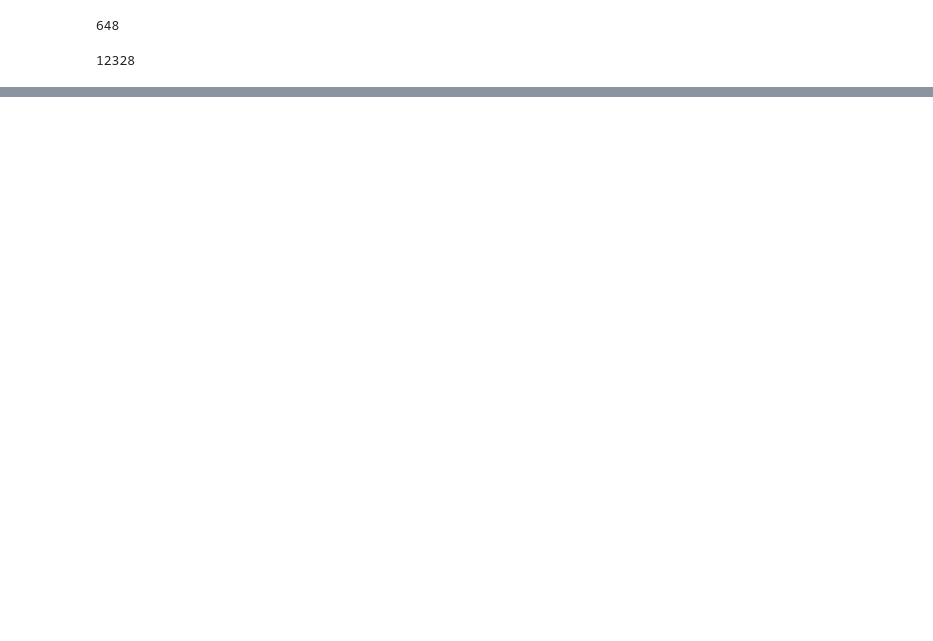
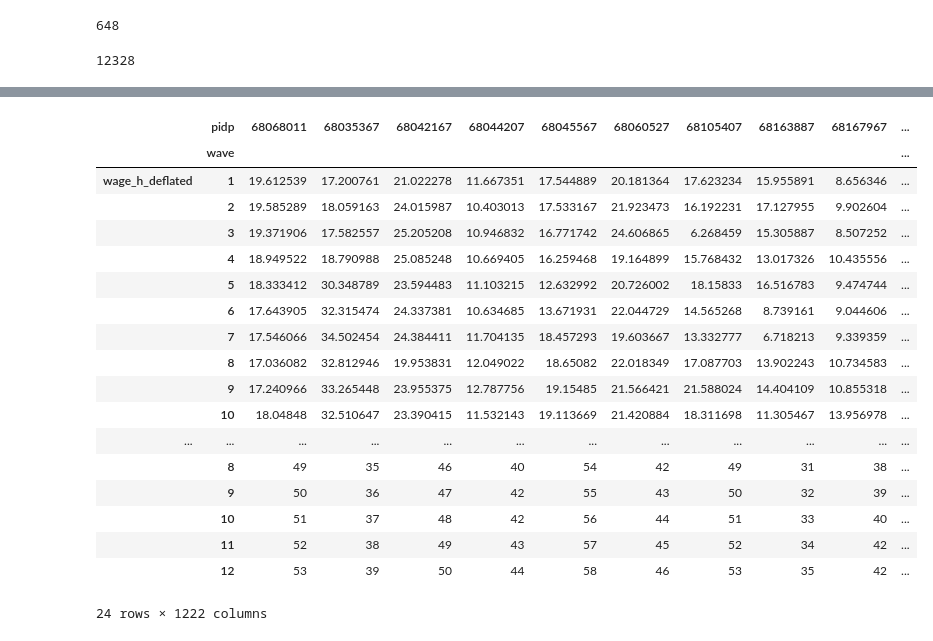
Before and after one commit to centre-for-care/costofcare, a Jupyter notebook: parallalel_isc.ipynb, the cells around one changed output, grey strips where cells are left out. Drawn from its saved outputs; the diff is of its cells as text; code cells hidden in the pictures; blank space fills up the shorter version.

```diff
--- a/parallalel_isc.ipynb
+++ b/parallalel_isc.ipynb
@@ -143,0 +144,45 @@ plt.show()
+# %%
+def get_control_clean(c_data, t_data, features):
+    samples = []
+    t_ids = t_data.pidp.unique().tolist()
+    for t_id in t_ids:
+        out = {}
+        init = t_data[t_data.pidp == t_id].initial_wave.unique()[0]
+        treat_time = t_data[t_data.pidp == t_id].wave_treat_real.unique()[0]
+        last_wave = t_data[t_data.pidp == t_id].wave.max()
+        length = (last_wave + 1) - init
+        # HUGE PROBLEM HERE waves need to match exactly!!! do not use range!!!
+        idx = c_data[(c_data.wave >= init) & (controls.wave <= last_wave)].groupby('pidp')['pidp'].transform('count') == length
+        sub_sample = c_data[(c_data.wave >= init) & (c_data.wave <= last_wave)][idx].reset_index(drop=True)
+        treat = t_data[t_data.pidp == t_id].pivot(index='pidp', columns='wave')[features].T
+        #treat.columns = ['treated']
+        sub_sample = sub_sample.pivot(index='pidp', columns='wave')[features].T
+        sub_sample = pd.concat([treat, sub_sample], axis=1, join="inner")
+        out['data'] = sub_sample
+        out['treat_time'] = treat_time
+        samples.append(out)
+    return samples
+# %%
+new_samples = get_control_clean(controls, treated, ['wage_h_deflated', 'dvage'])
+# %%
+new_samples[0]['data']
+# %% [output]
+|  | pidp | 68068011 | 68035367 | 68042167 | 68044207 | 68045567 | 68060527 | 68105407 | 68163887 | 68167967 | ... |
+|  | wave |  |  |  |  |  |  |  |  |  | ... |
+| wage_h_deflated | 1 | 19.612539 | 17.200761 | 21.022278 | 11.667351 | 17.544889 | 20.181364 | 17.623234 | 15.955891 | 8.656346 | ... |
+|  | 2 | 19.585289 | 18.059163 | 24.015987 | 10.403013 | 17.533167 | 21.923473 | 16.192231 | 17.127955 | 9.902604 | ... |
+|  | 3 | 19.371906 | 17.582557 | 25.205208 | 10.946832 | 16.771742 | 24.606865 | 6.268459 | 15.305887 | 8.507252 | ... |
+|  | 4 | 18.949522 | 18.790988 | 25.085248 | 10.669405 | 16.259468 | 19.164899 | 15.768432 | 13.017326 | 10.435556 | ... |
+|  | 5 | 18.333412 | 30.348789 | 23.594483 | 11.103215 | 12.632992 | 20.726002 | 18.15833 | 16.516783 | 9.474744 | ... |
+|  | 6 | 17.643905 | 32.315474 | 24.337381 | 10.634685 | 13.671931 | 22.044729 | 14.565268 | 8.739161 | 9.044606 | ... |
+|  | 7 | 17.546066 | 34.502454 | 24.384411 | 11.704135 | 18.457293 | 19.603667 | 13.332777 | 6.718213 | 9.339359 | ... |
+|  | 8 | 17.036082 | 32.812946 | 19.953831 | 12.049022 | 18.65082 | 22.018349 | 17.087703 | 13.902243 | 10.734583 | ... |
+|  | 9 | 17.240966 | 33.265448 | 23.955375 | 12.787756 | 19.15485 | 21.566421 | 21.588024 | 14.404109 | 10.855318 | ... |
+|  | 10 | 18.04848 | 32.510647 | 23.390415 | 11.532143 | 19.113669 | 21.420884 | 18.311698 | 11.305467 | 13.956978 | ... |
+| ... | ... | ... | ... | ... | ... | ... | ... | ... | ... | ... | ... |
+|  | 8 | 49 | 35 | 46 | 40 | 54 | 42 | 49 | 31 | 38 | ... |
+|  | 9 | 50 | 36 | 47 | 42 | 55 | 43 | 50 | 32 | 39 | ... |
+|  | 10 | 51 | 37 | 48 | 42 | 56 | 44 | 51 | 33 | 40 | ... |
+|  | 11 | 52 | 38 | 49 | 43 | 57 | 45 | 52 | 34 | 42 | ... |
+|  | 12 | 53 | 39 | 50 | 44 | 58 | 46 | 53 | 35 | 42 | ... |
+24 rows × 1222 columns
```
Also changed, not shown: parts of 10 cells of this notebook, 2 other files.
